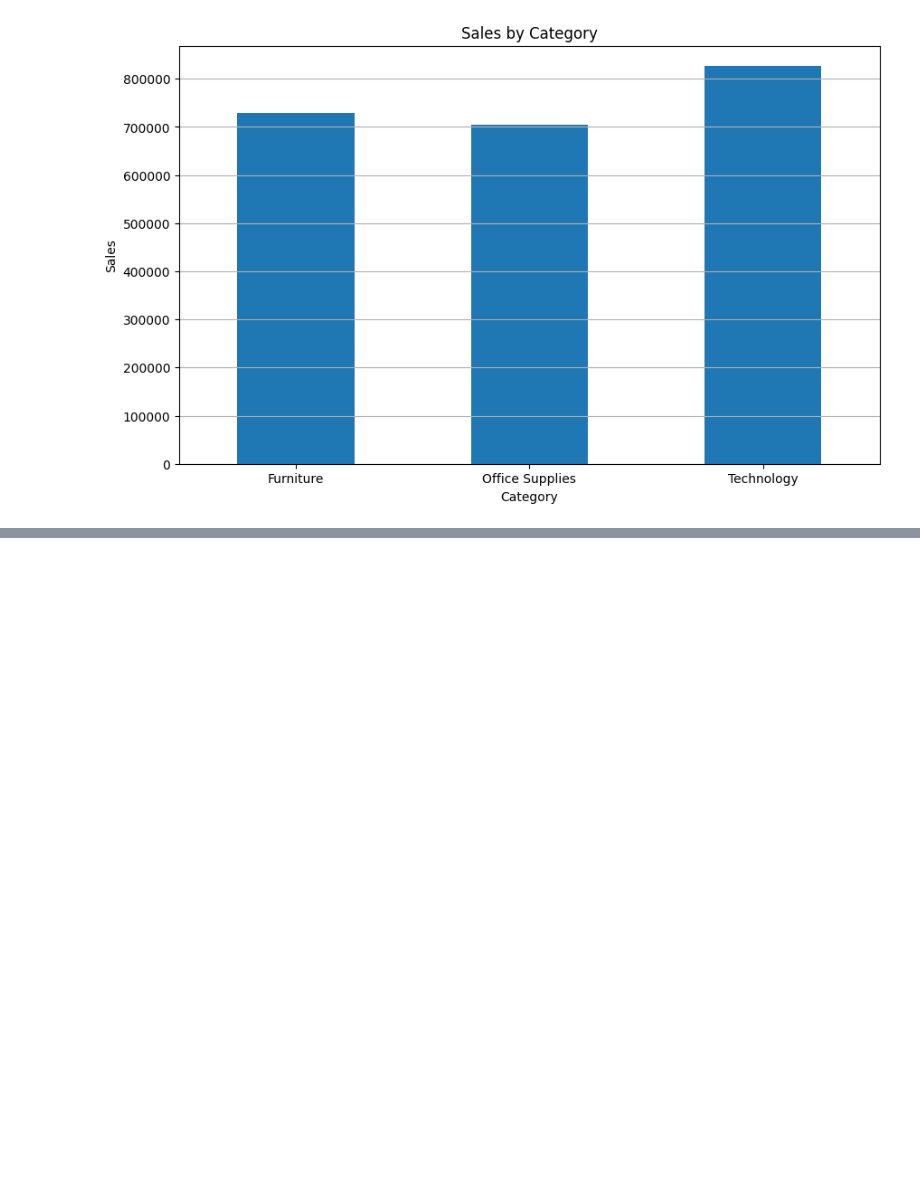
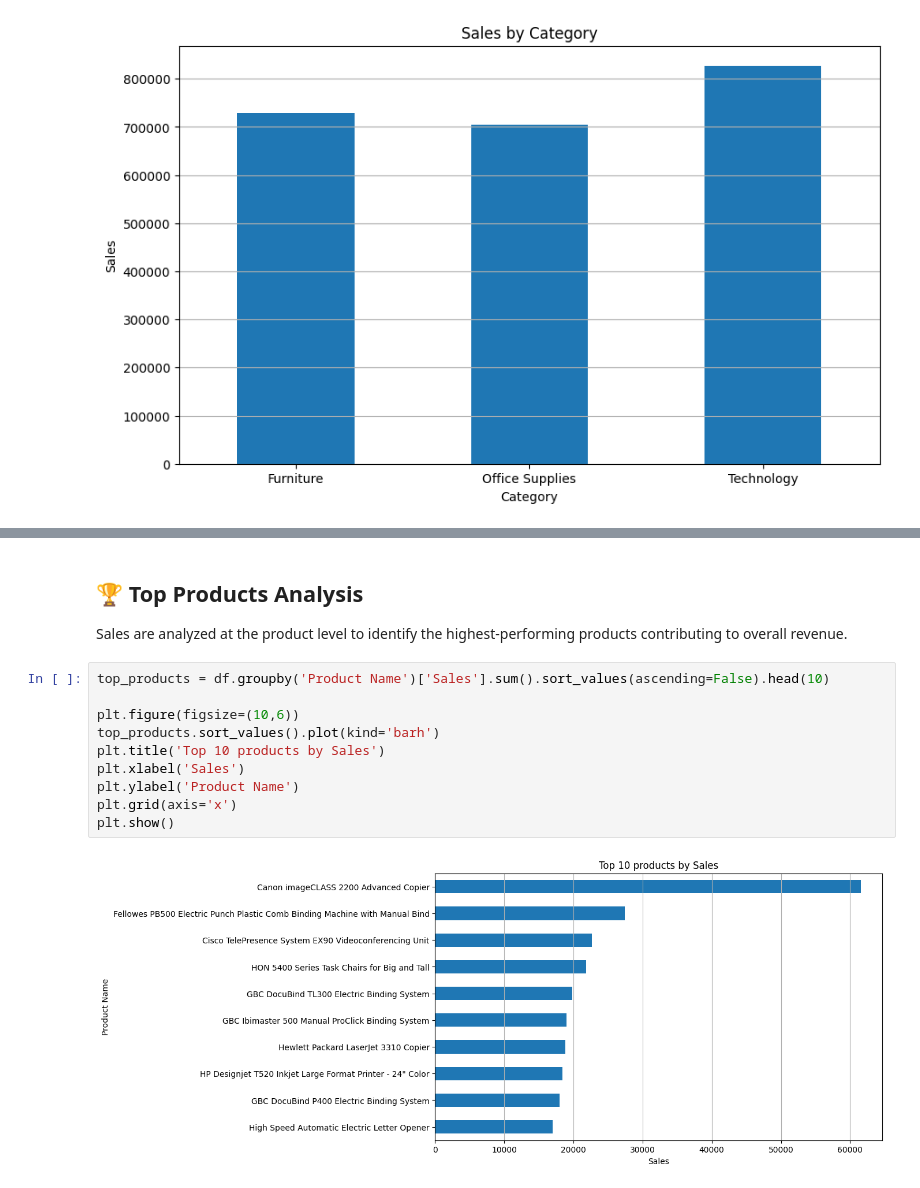
Before and after one commit to ChandanaKukudala/sales-analysis-forecasting, a Jupyter notebook: Sales_Analysis.ipynb, the cells around one changed output, grey strips where cells are left out. Cells and saved outputs as stored; diff of their text form; blank space fills up the shorter version.

```diff
--- a/Sales_Analysis.ipynb
+++ b/Sales_Analysis.ipynb
@@ -176,0 +220,16 @@ The Technology category generates the highest sales, followed by Furniture and O
+# %% [markdown]
+## 🏆 Top Products Analysis
+
+Sales are analyzed at the product level to identify the highest-performing products contributing to overall revenue.
+# %%
+top_products = df.groupby('Product Name')['Sales'].sum().sort_values(ascending=False).head(10)
+
+plt.figure(figsize=(10,6))
+top_products.sort_values().plot(kind='barh')
+plt.title('Top 10 products by Sales')
+plt.xlabel('Sales')
+plt.ylabel('Product Name')
+plt.grid(axis='x')
+plt.show()
+# %% [output]
+[figure, added]
```
Also changed, not shown: parts of 16 cells of this notebook.
